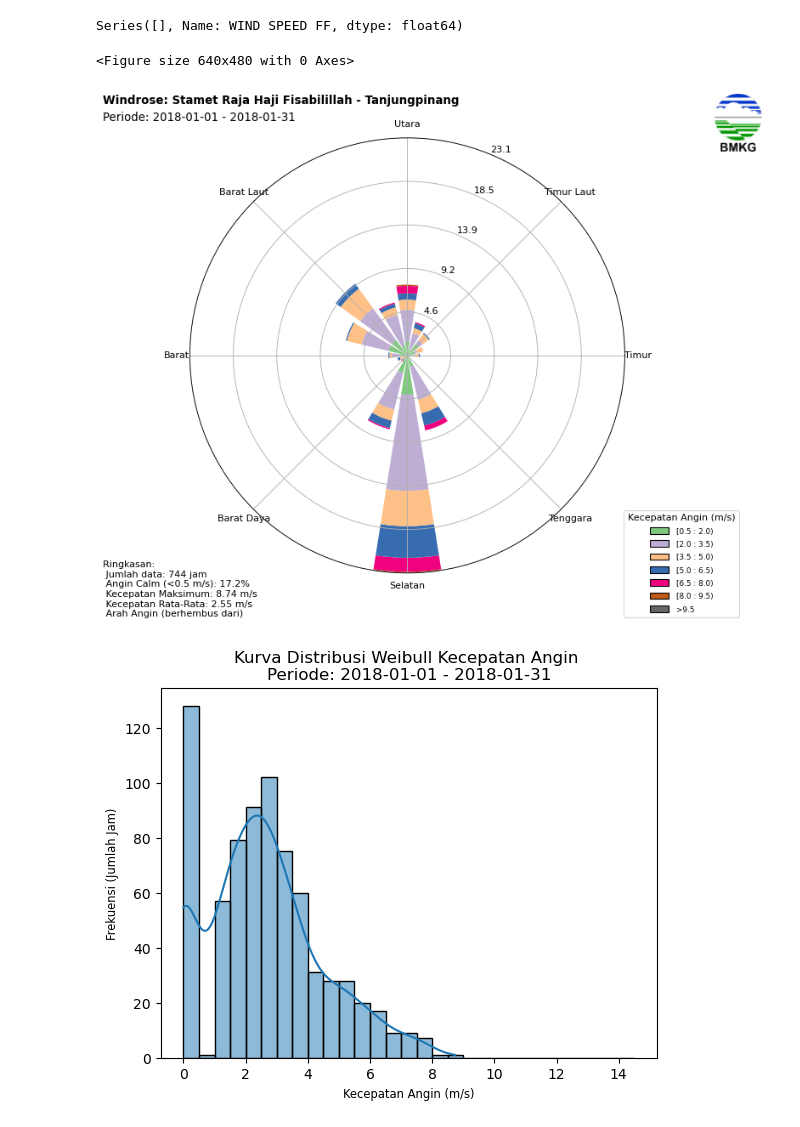
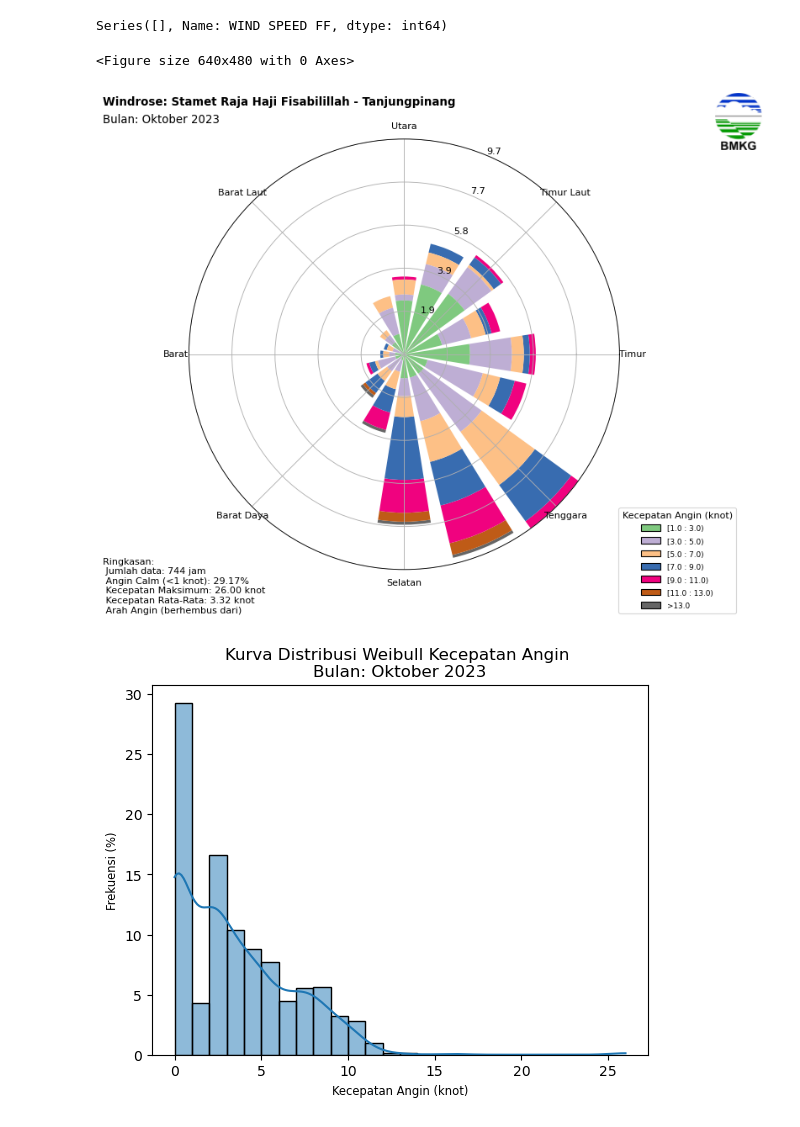
Before and after one commit to mahronid/metpy, a Jupyter notebook: windrose/windrose.ipynb, the cells around one changed output. Drawn from its saved outputs; the diff is of its cells as text; code cells hidden in the pictures.

Commit message:
update windrose analysis

```diff
--- a/windrose/windrose.ipynb
+++ b/windrose/windrose.ipynb
@@ -17,7 +19,12 @@ import seaborn as sns
 # %%
-# read data
+# logo bmkg
 logo_bmkg = image.imread('../logo-bmkg.png')
-wind_data = pd.read_csv('export-ME48-2018-01-01-2023-09-30.csv') #warning dummy data
+# station name
+station = 'Stasiun Meteorologi Raja Haji Fisabilillah - Tanjungpinang'
+# read csv file
+file = 'export-ME48-2023-11-01-2023-11-30.csv'
+wind_data = pd.read_csv(file)
+# set df index to timestamp
 wind_data = wind_data.set_index('DATA TIMESTAMP')
 wind_data.index = pd.to_datetime(wind_data.index)
 wind_data.head()
@@ -33,12 +129,13 @@ wind_data.head()
 # get var
 datetime = wind_data.index
 wdir = wind_data['WIND DIR DEG DD']
-wspd = wind_data['WIND SPEED FF'] * 0.5144 # to m/s
+# wspd = wind_data['WIND SPEED FF'] * 0.5144 # to m/s
+wspd = wind_data['WIND SPEED FF']
 # %%
 # check na data
 wspd[wspd.isna() == True]
 # %% [output]
-Series([], Name: WIND SPEED FF, dtype: float64)
+Series([], Name: WIND SPEED FF, dtype: int64)
 # %%
 # function windrose(year_start, year_end, **kwargs)     ## **kwargs -> m = int
 # plot weibull distribution curve
@@ -60,12 +157,13 @@ def windrose(ystart, yend, **kwargs):
         month = m(**kwargs)
         month_label = month_labels[month]
         period = 'Bulan: '+month_label+ ' ' + str(ystart) + ' - ' + str(yend)
+        period = 'Bulan: '+month_label+ ' ' + str(ystart)
         wdir_plot = wdir_year.loc[wdir_year.index.month == month]
         wspd_plot = wspd_year.loc[wspd_year.index.month == month]
 
     # calculate summary
     total_count = wspd_plot.count()
-    calm_count = wspd_plot[wspd_plot < 0.5144].count()
+    calm_count = wspd_plot[wspd_plot < 1].count()   # kurang dari 1 knot = calm
     calm_percentage = (calm_count / total_count * 100).round(2)
     wspd_avg = wspd_plot.mean().round(2)
     wspd_max = wspd_plot.max()
@@ -74,11 +172,11 @@ def windrose(ystart, yend, **kwargs):
     plt.figure(1)
     new_labels = ['Timur', 'Timur Laut', 'Utara', 'Barat Laut', 'Barat', 'Barat Daya', 'Selatan', 'Tenggara']
     ax = WindroseAxes.from_ax(theta_labels=new_labels)
-    ax.bar(wdir_plot, wspd_plot, normed=True, opening=0.8, bins=np.arange(0.5144, 10, 1.5), cmap=cm.get_cmap('Accent'))
-    ax.set_legend(title = 'Kecepatan Angin (m/s)', bbox_to_anchor=(1,-0.1))
+    ax.bar(wdir_plot, wspd_plot, normed=True, opening=0.8, bins=np.arange(1, 15, 2), cmap=cm.get_cmap('Accent'))
+    ax.set_legend(title = 'Kecepatan Angin (knot)', bbox_to_anchor=(1,-0.1))
     plt.title(period, fontweight='normal', ha='left', x=-0.2, y=1.025)
     plt.suptitle('Windrose: Stamet Raja Haji Fisabilillah - Tanjungpinang', fontweight='bold', ha='left', x=-.06)
-    plt.annotate('Ringkasan: \n Jumlah data: '+str(total_count)+' jam \n Angin Calm (<0.5 m/s): '+str(calm_percentage)+'% \n Kecepatan Maksimum: '+f'{wspd_max:.2f}'+' m/s \n Kecepatan Rata-Rata: '+str(wspd_avg)+' m/s \n Arah Angin (berhembus dari)', xy=(-0.2, -0.1), xycoords='axes fraction')
+    plt.annotate('Ringkasan: \n Jumlah data: '+str(total_count)+' jam \n Angin Calm (<1 knot): '+str(calm_percentage)+'% \n Kecepatan Maksimum: '+f'{wspd_max:.2f}'+' knot \n Kecepatan Rata-Rata: '+str(wspd_avg)+' knot \n Arah Angin (berhembus dari)', xy=(-0.2, -0.1), xycoords='axes fraction')
 
     # add logo bmkg
     imagebox = OffsetImage(logo_bmkg)
@@ -91,21 +189,22 @@ def windrose(ystart, yend, **kwargs):
     # plot weibull distribution curve
     plt.figure(2)
     df_wspd = pd.DataFrame(wspd_plot)
-    sns.histplot(data = df_wspd, x = df_wspd['WIND SPEED FF'], kde = True, bins=np.arange(0.0, 15, 0.5))
-    plt.xlabel('Kecepatan Angin (m/s)', fontsize='small')
-    plt.ylabel('Frekuensi (Jumlah Jam)', fontsize='small')
+    sns.histplot(data = df_wspd, x = df_wspd['WIND SPEED FF'], stat='percent', kde = True, bins=np.arange(0.0, 15, 1.0))
+
+    plt.xlabel('Kecepatan Angin (knot)', fontsize='small')
+    plt.ylabel('Frekuensi (%)', fontsize='small')
     plt.title('Kurva Distribusi Weibull Kecepatan Angin \n'+period)
     plt.show()
 # %%
 # windrose(year_start, year_end, **kwargs)
 # **kwargs -> m = int
 
 # function test without month
-windrose(2018,2018)
+windrose(2023,2023,m=10)
 # %% [output]
 <Figure size 640x480 with 0 Axes>
-[figure, old version]
+[figure, new version]
-[figure, old version]
+[figure, new version]
 # %%
 # windrose(year_start, year_end, **kwargs)
 # **kwargs -> m = int
```
Also changed, not shown: parts of 6 cells of this notebook, 1 other file.
